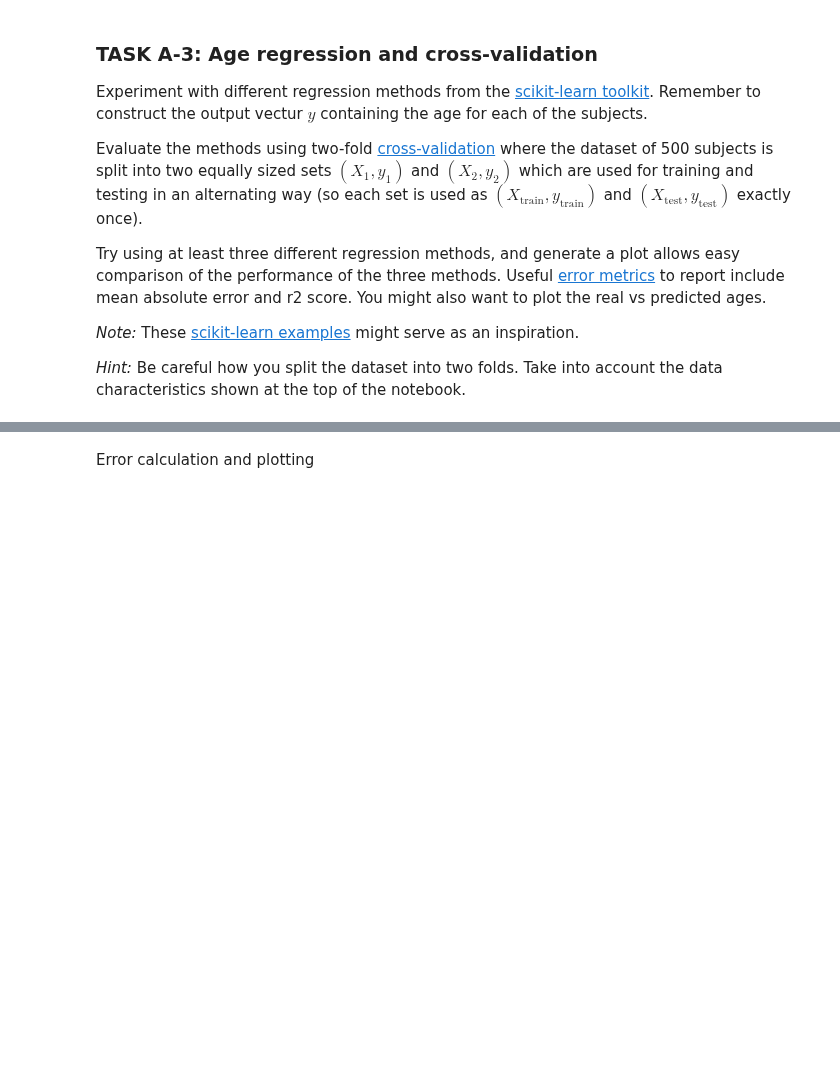
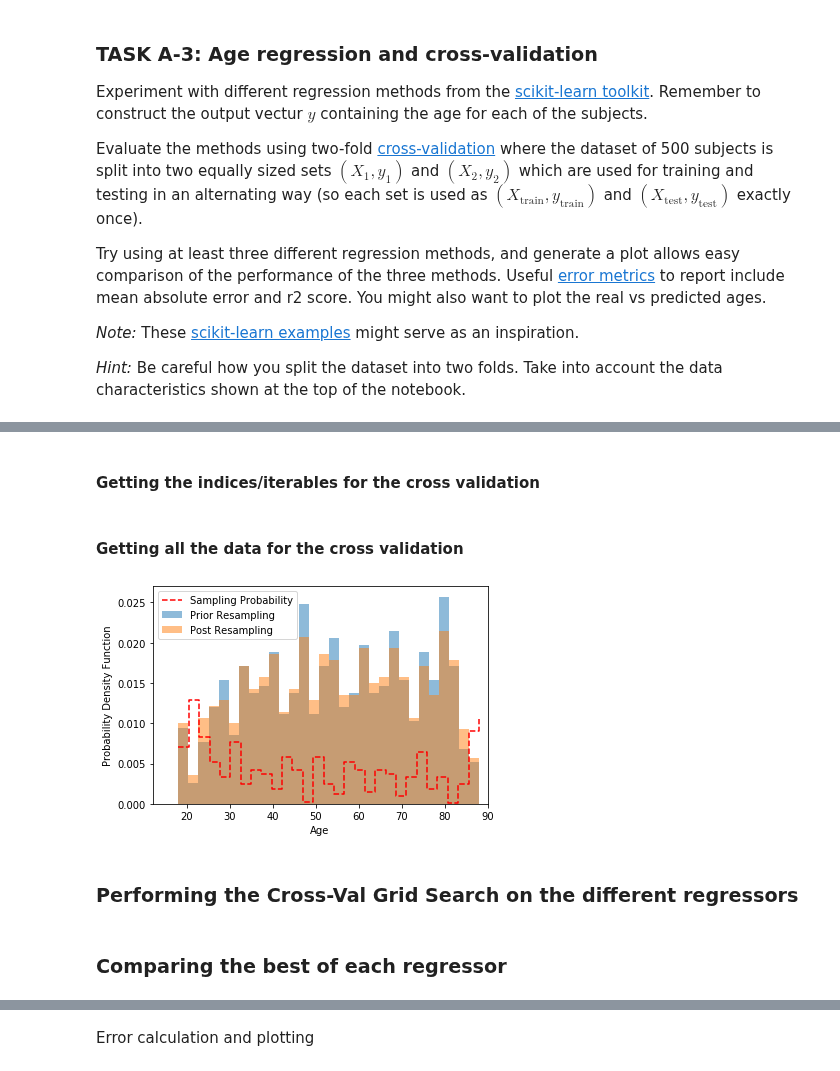
Before and after one commit to alvaroprat97/Machine-Learning, a Jupyter notebook: MedicalImaging/Project/Brain-Age-Regression.ipynb, the cells around one changed output, grey strips where cells are left out. Cells and saved outputs as stored; diff of their text form; code cells hidden in the pictures; blank space fills up the shorter version.

```diff
--- a/MedicalImaging/Project/Brain-Age-Regression.ipynb
+++ b/MedicalImaging/Project/Brain-Age-Regression.ipynb
@@ -619,11 +951,17 @@ plt.show()
 # %% [markdown]
 Final data for age regression
-# %%
-X = vols_normalised.T
-y = meta_data_reg_train['age'].values.reshape(-1,1)
-
-print(X.shape)
-print(y.shape)
+# %%
+X_trainval = vols_normalised.T
+y_trainval = meta_data_reg_train['age'].values.reshape(-1,1)
+
+X_test = vols_test_normalised.T
+y_test = meta_data_reg_test['age'].values.reshape(-1,1)
+# %%
+# Extra features? Does anything seem to appear logical hehe maybe 1/tissue_volumes for the two GM and WM?
+# The simplest i find is simply to use only CSF and GM as the WM does not seem to provide any information
+def _reduce_features(X):
+    X_reduced =  X[:,:2]
+    return X_reduced
 # %% [markdown]
 ### TASK A-3: Age regression and cross-validation
 
@@ -642,0 +1041,27 @@ Try using at least three different regression methods, and generate a plot allow
+# %% [markdown]
+#### Getting the indices/iterables for the cross validation
+# %%
+# indices for the cross validation iterator
+def _get_cv(idx_xs1, idx_xs2, upsampled_points):
+    '''This function serves to create the iterables for a 2 fold cross-validation.
+    Input:
+        idx_xs1: np array of shape [number of samples in fold]
+        idx_xs2: np array of shape [number of samples in fold]
+        upsampled_points: int, number of additional points that have been obtained by upsampling
+    Return:
+        cv: tuple of tuples, iterable containing the indices of data to perform the 2 fold cross validation'''
+
+    train1_max_idx = idx_xs1.shape[0] + upsampled_points
+    test1_min_idx = train1_max_idx
+    test1_max_idx = test1_min_idx + idx_xs2.shape[0]
+
+    train2_min_idx = test1_min_idx
+    train2_max_idx = test1_max_idx + upsampled_points
+    test2_max_idx = idx_xs1.shape[0]
+
+    cv = ((np.arange(0, train1_max_idx).tolist(), np.arange(test1_min_idx, test1_max_idx).tolist()),
+          (np.arange(train2_min_idx, train2_max_idx).tolist(), np.arange(0, test2_max_idx).tolist()))
+
+    return cv
+# %% [markdown]
+#### Getting all the data for the cross validation
@@ -642,0 +1126,8 @@ Try using at least three different regression methods, and generate a plot allow
+# %%
+# Creating the parameters for the cross validation
+scoring = {'MAE':'neg_mean_absolute_error', 'r2':'r2'}
+X_total, y_total, cv = get_data_for_cross_val(X_trainval, y_trainval, features='full', augment=True, augment_percent=0.2)
+# %% [output]
+[figure, added]
+# %% [markdown]
+### Performing the Cross-Val Grid Search on the different regressors
@@ -642,0 +1170,2 @@ Try using at least three different regression methods, and generate a plot allow
+# %% [markdown]
+### Comparing the best of each regressor
```
Also changed, not shown: parts of 73 cells of this notebook, 5 other files.
